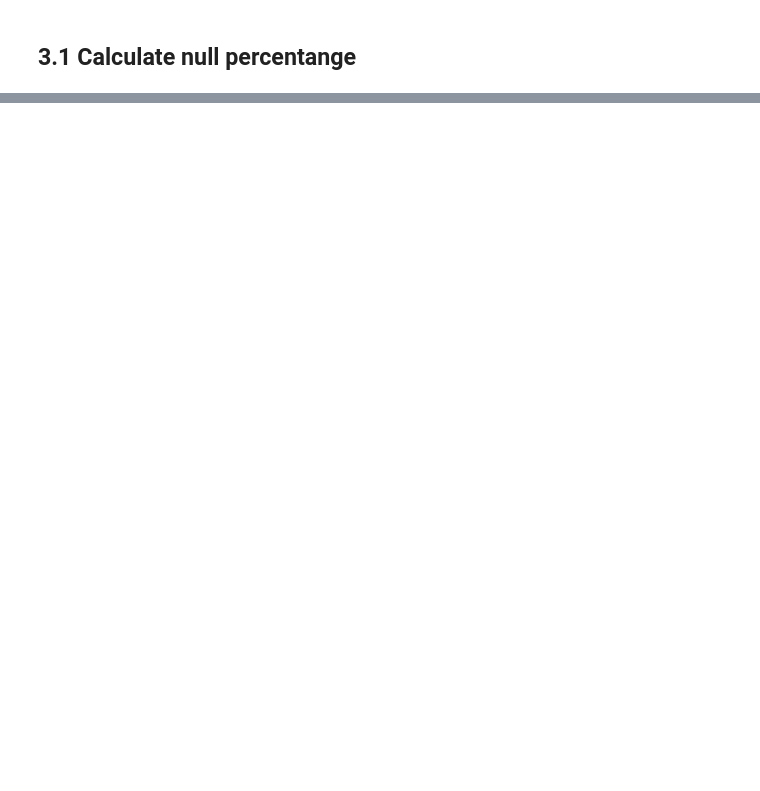
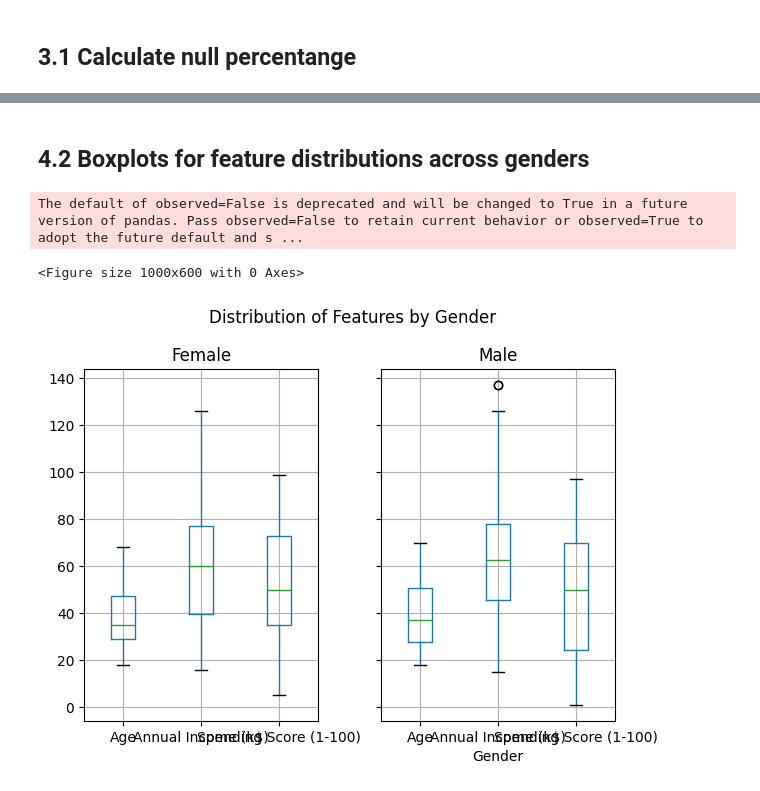
Before and after one commit to rupace10/STW7072CEM_Machine_Learning, a Jupyter notebook: customer_segmentation.ipynb, the cells around one changed output, grey strips where cells are left out. Drawn from its saved outputs; the diff is of its cells as text; code cells hidden in the pictures; blank space fills up the shorter version.

```diff
--- a/customer_segmentation.ipynb
+++ b/customer_segmentation.ipynb
@@ -123,0 +97,14 @@ MemoryError: Unable to allocate 601. GiB for an array with shape (80642685606,)
+# %% [markdown]
+## 4.2 Boxplots for feature distributions across genders
+# %%
+plt.figure(figsize=(10, 6))
+customer_df.groupby('Gender')[['Age', 'Annual Income (k$)', 'Spending Score (1-100)']].boxplot()
+plt.suptitle('Distribution of Features by Gender')
+plt.xlabel('Gender')
+plt.ylabel('Feature Value')
+plt.tight_layout()
+plt.show()
+# %% [output]
+The default of observed=False is deprecated and will be changed to True in a future version of pandas. Pass observed=False to retain current behavior or observed=True to adopt the future default and s ...
+<Figure size 1000x600 with 0 Axes>
+[figure, added]
```
Also changed, not shown: parts of 36 cells of this notebook, 2 other files.
